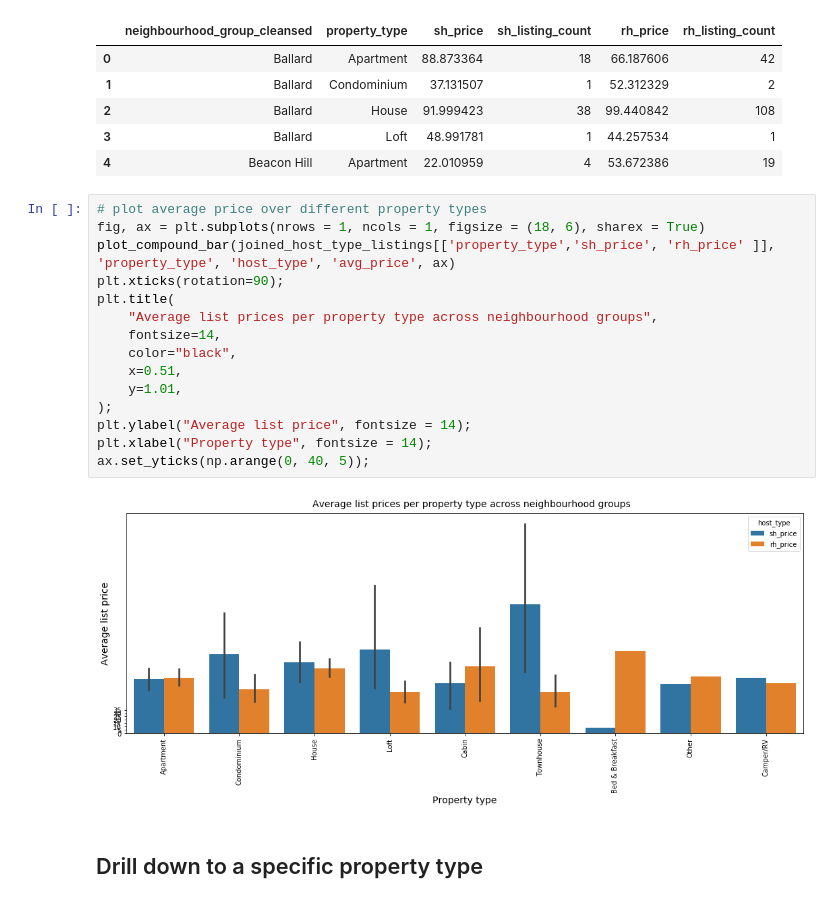
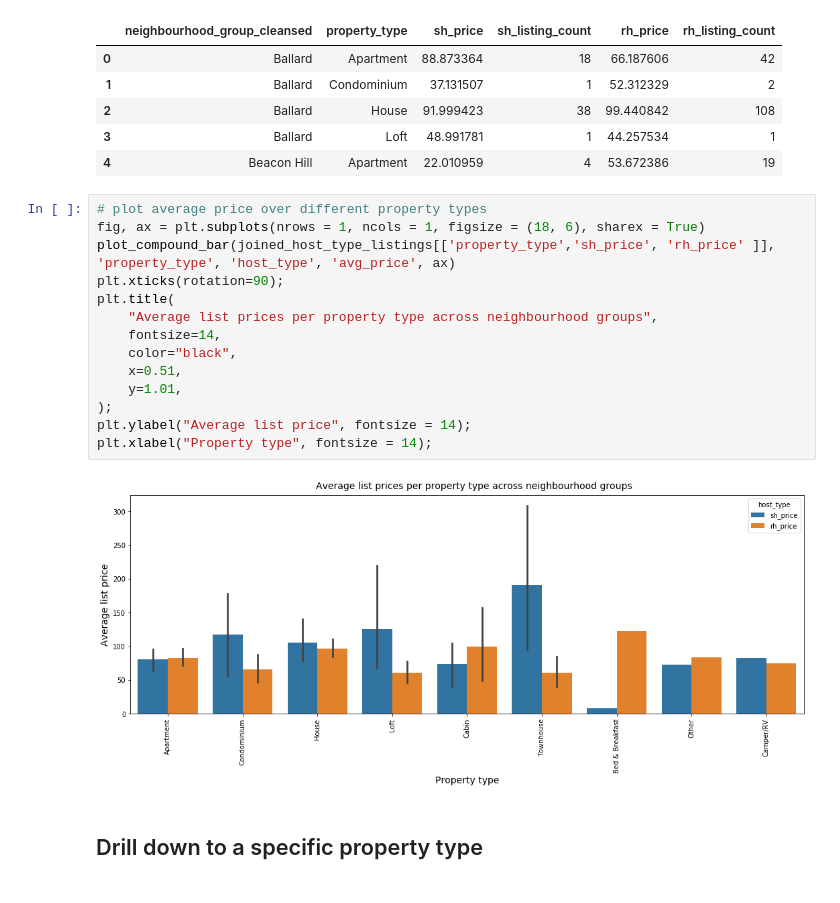
Before and after one commit to Louandra/airbnb_seattle_dataset_eda, a Jupyter notebook: airbnb_seattle_data_analysis.ipynb, the cells around one changed output. Saved outputs shown, nothing was run; the diff lists cells and outputs as text.

```diff
--- a/airbnb_seattle_data_analysis.ipynb
+++ b/airbnb_seattle_data_analysis.ipynb
@@ -448,20 +448,19 @@ joined_host_type_listings.head()
 # %%
 # plot average price over different property types
 fig, ax = plt.subplots(nrows = 1, ncols = 1, figsize = (18, 6), sharex = True)
 plot_compound_bar(joined_host_type_listings[['property_type','sh_price', 'rh_price' ]], 'property_type', 'host_type', 'avg_price', ax)
 plt.xticks(rotation=90);
 plt.title(
     "Average list prices per property type across neighbourhood groups",
     fontsize=14,
     color="black",
     x=0.51,
     y=1.01,
 );
 plt.ylabel("Average list price", fontsize = 14);
 plt.xlabel("Property type", fontsize = 14);
-ax.set_yticks(np.arange(0, 40, 5));
 # %% [output]
-[figure, old version]
+[figure, new version]
 # %% [markdown]
 ## Drill down to a specific property type
 # %%
```
Also changed, not shown: parts of 1 cell of this notebook.
